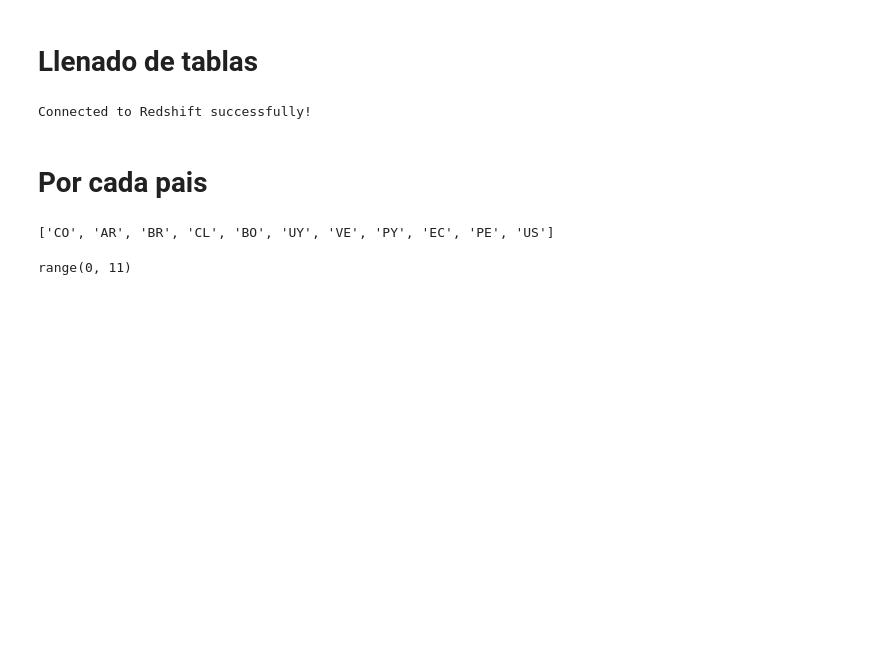
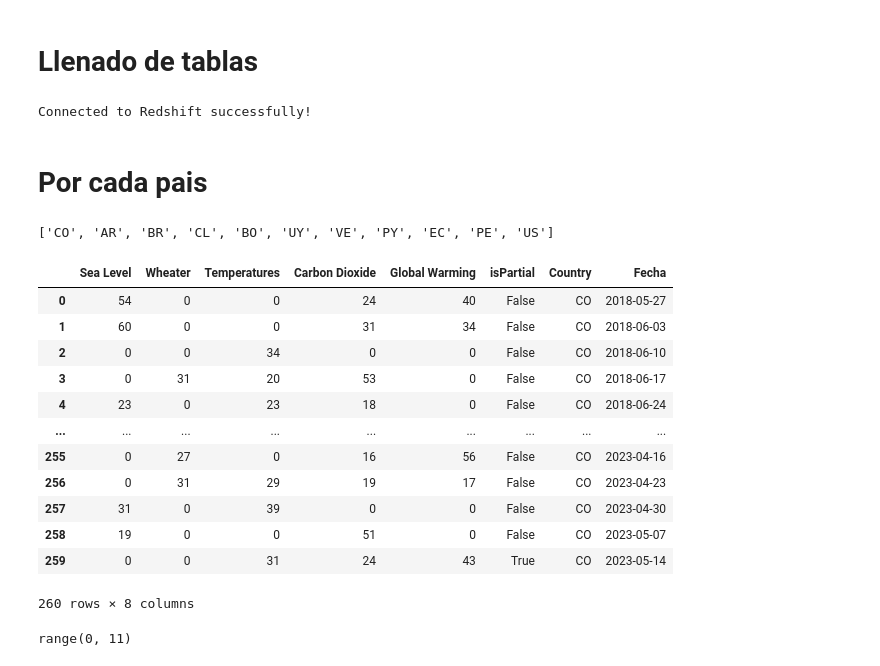
Before and after one commit to dfbustosus/Curso-Data-Engineering, a Jupyter notebook: Clase 7/Microdesafio David.ipynb, the cells around one changed output. Cells and saved outputs as stored; diff of their text form; code cells hidden in the pictures; blank space fills up the shorter version.

```diff
--- a/Clase 7/Microdesafio David.ipynb
+++ b/Clase 7/Microdesafio David.ipynb
@@ -737,7 +752,21 @@ lista_paises
 # %% [output]
 ['CO', 'AR', 'BR', 'CL', 'BO', 'UY', 'VE', 'PY', 'EC', 'PE', 'US']
 # %%
-lista_dfs
+lista_dfs[0]
+# %% [output]
+|  | Sea Level | Wheater | Temperatures | Carbon Dioxide | Global Warming | isPartial | Country | Fecha |
+| 0 | 54 | 0 | 0 | 24 | 40 | False | CO | 2018-05-27 |
+| 1 | 60 | 0 | 0 | 31 | 34 | False | CO | 2018-06-03 |
+| 2 | 0 | 0 | 34 | 0 | 0 | False | CO | 2018-06-10 |
+| 3 | 0 | 31 | 20 | 53 | 0 | False | CO | 2018-06-17 |
+| 4 | 23 | 0 | 23 | 18 | 0 | False | CO | 2018-06-24 |
+| ... | ... | ... | ... | ... | ... | ... | ... | ... |
+| 255 | 0 | 27 | 0 | 16 | 56 | False | CO | 2023-04-16 |
+| 256 | 0 | 31 | 29 | 19 | 17 | False | CO | 2023-04-23 |
+| 257 | 31 | 0 | 39 | 0 | 0 | False | CO | 2023-04-30 |
+| 258 | 19 | 0 | 0 | 51 | 0 | False | CO | 2023-05-07 |
+| 259 | 0 | 0 | 31 | 24 | 43 | True | CO | 2023-05-14 |
+260 rows × 8 columns
 # %%
 range(len(lista_dfs))
 # %% [output]
```
Also changed, not shown: parts of 5 cells of this notebook, 30 other files.
